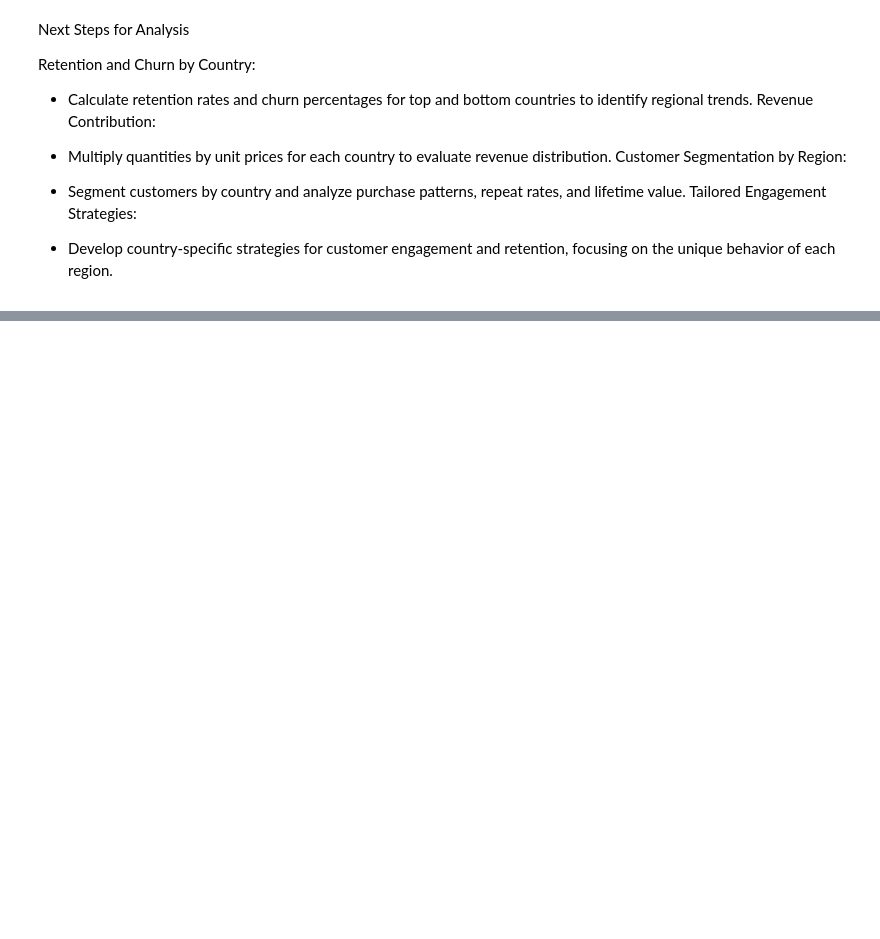
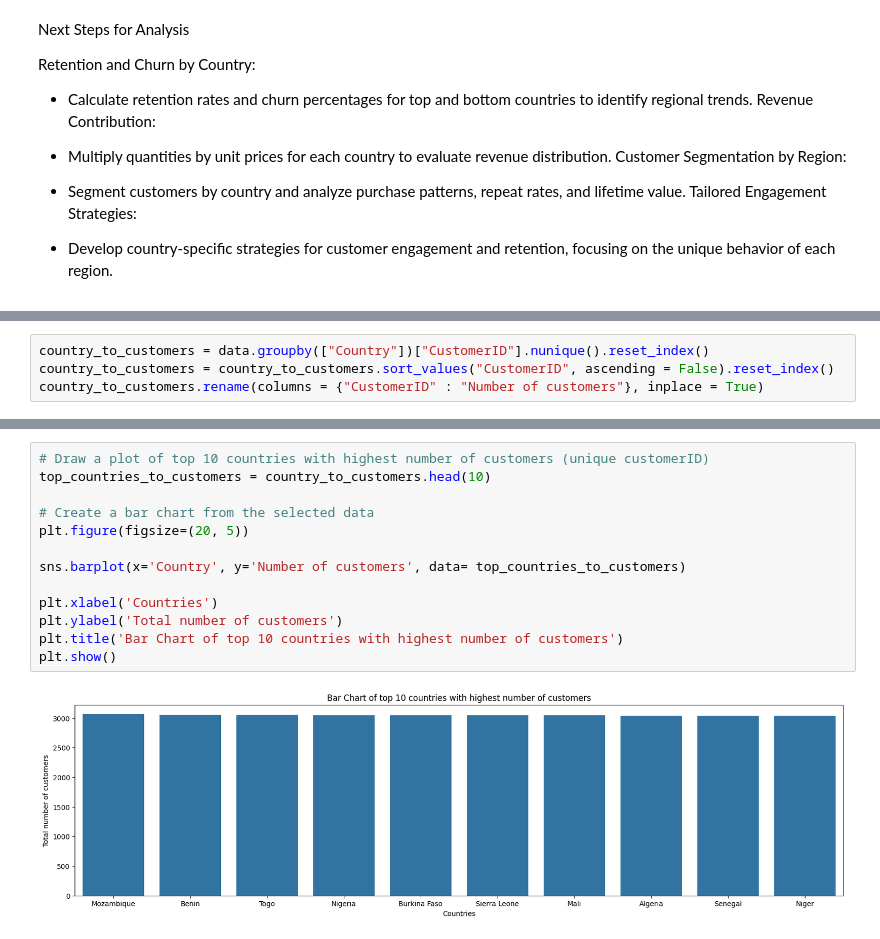
Before and after one commit to Kaothar2/Cohort_Analysis_for-retention_rate, a Jupyter notebook: Cohort_Analysis.ipynb, the cells around one changed output, grey strips where cells are left out. Saved outputs shown, nothing was run; the diff lists cells and outputs as text; blank space fills up the shorter version.

```diff
--- a/Cohort_Analysis.ipynb
+++ b/Cohort_Analysis.ipynb
@@ -257,0 +260,4 @@ Retention and Churn by Country:
+# %%
+country_to_customers = data.groupby(["Country"])["CustomerID"].nunique().reset_index()
+country_to_customers = country_to_customers.sort_values("CustomerID", ascending = False).reset_index()
+country_to_customers.rename(columns = {"CustomerID" : "Number of customers"}, inplace = True)
@@ -257,0 +273,15 @@ Retention and Churn by Country:
+# %%
+# Draw a plot of top 10 countries with highest number of customers (unique customerID)
+top_countries_to_customers = country_to_customers.head(10)
+
+# Create a bar chart from the selected data
+plt.figure(figsize=(20, 5))
+
+sns.barplot(x='Country', y='Number of customers', data= top_countries_to_customers)
+
+plt.xlabel('Countries')
+plt.ylabel('Total number of customers')
+plt.title('Bar Chart of top 10 countries with highest number of customers')
+plt.show()
+# %% [output]
+[figure, added]
```
Also changed, not shown: parts of 128 cells of this notebook.
